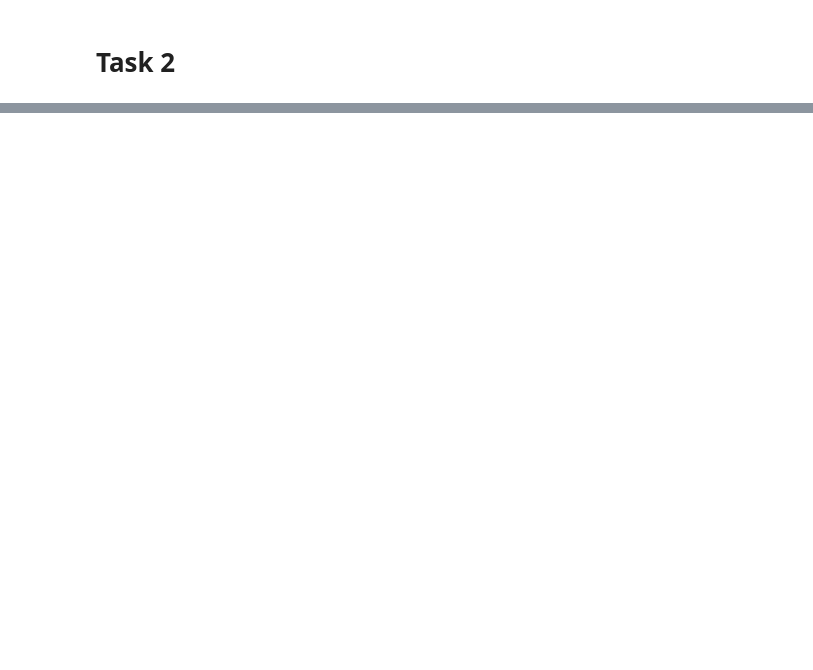
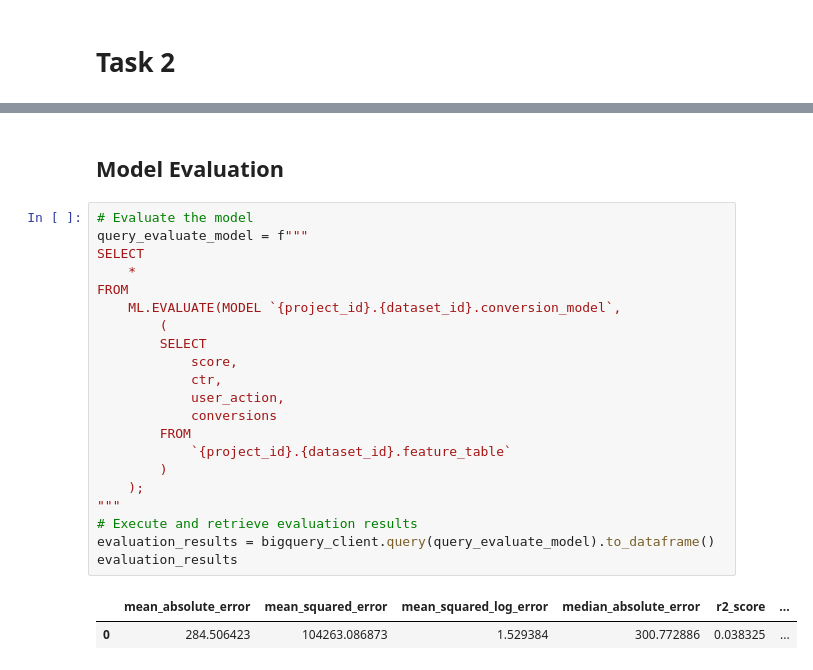
Before and after one commit to Mattis3858/datamodel_midterm_exam, a Jupyter notebook: midterm_exam.ipynb, the cells around one changed output, grey strips where cells are left out. Drawn from its saved outputs; the diff is of its cells as text; blank space fills up the shorter version.

```diff
--- a/midterm_exam.ipynb
+++ b/midterm_exam.ipynb
@@ -175,0 +410,26 @@ print("integrated_query completed.")
+# %% [markdown]
+## Model Evaluation
+# %%
+# Evaluate the model
+query_evaluate_model = f"""
+SELECT
+    *
+FROM
+    ML.EVALUATE(MODEL `{project_id}.{dataset_id}.conversion_model`,
+        (
+        SELECT
+            score,
+            ctr,
+            user_action,
+            conversions
+        FROM
+            `{project_id}.{dataset_id}.feature_table`
+        )
+    );
+"""
+# Execute and retrieve evaluation results
+evaluation_results = bigquery_client.query(query_evaluate_model).to_dataframe()
+evaluation_results
+# %% [output]
+|  | mean_absolute_error | mean_squared_error | mean_squared_log_error | median_absolute_error | r2_score | ... |
+| 0 | 284.506423 | 104263.086873 | 1.529384 | 300.772886 | 0.038325 | ... |
```
Also changed, not shown: parts of 19 cells of this notebook.
